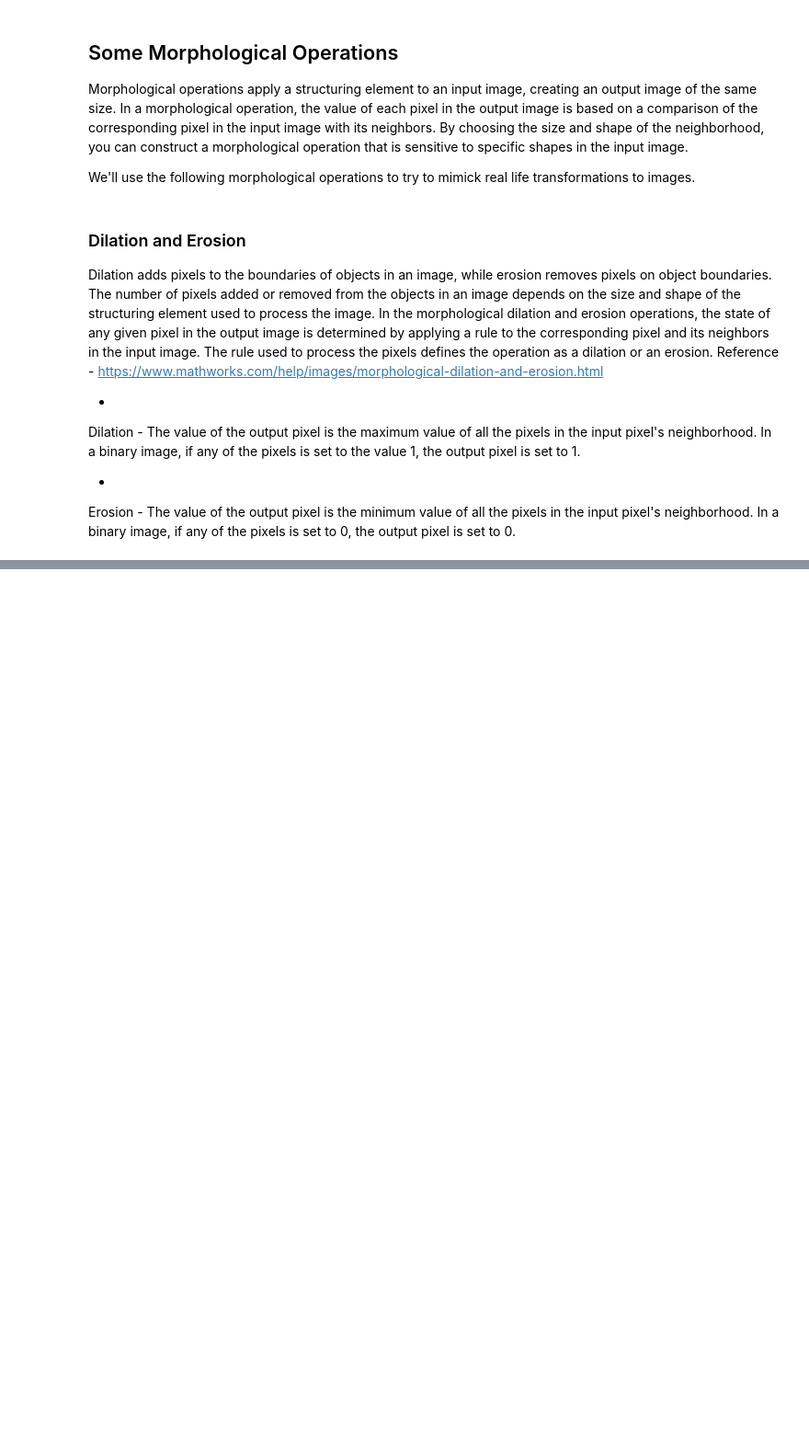
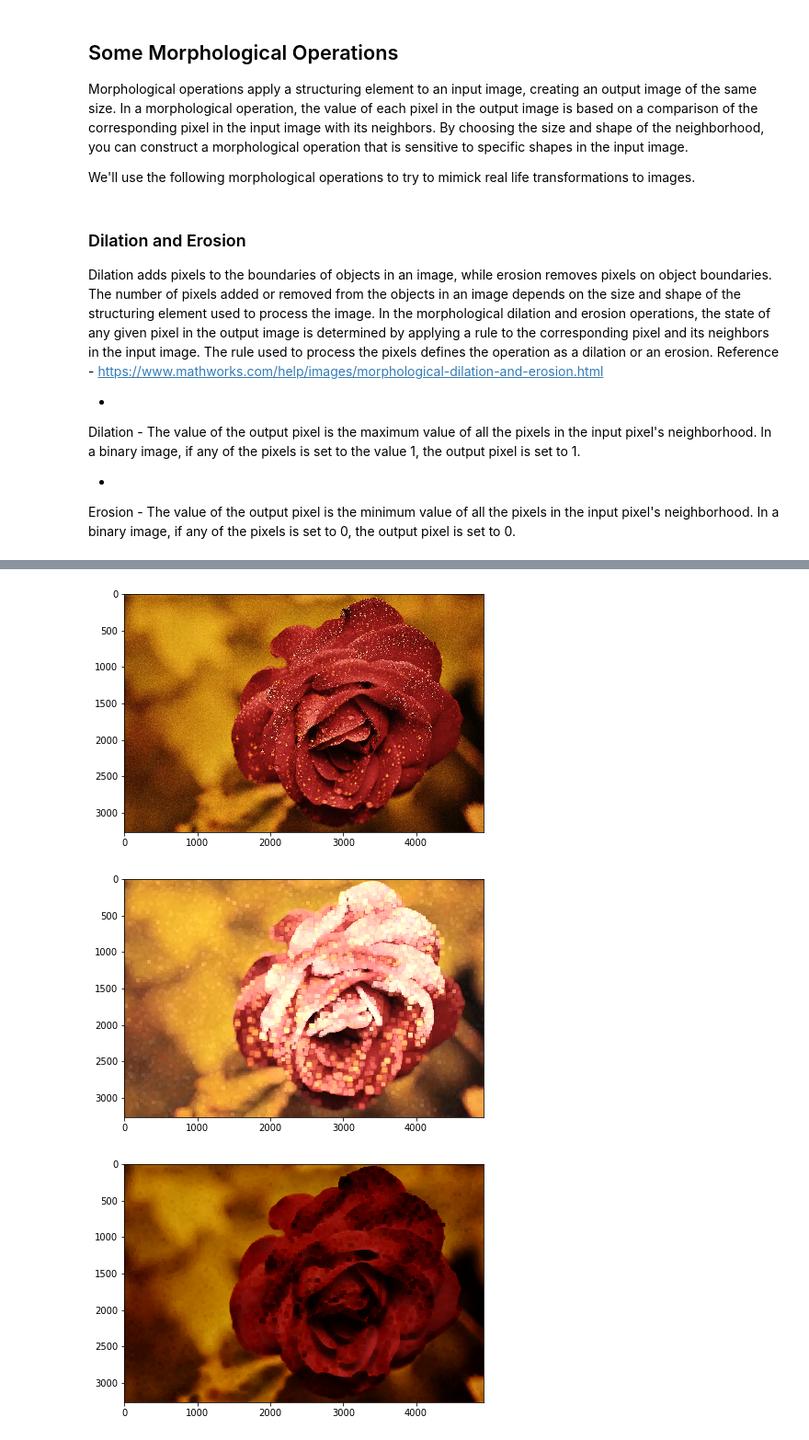
Before and after one commit to POkoroafor/matrixbubbling, a Jupyter notebook: jupyternotebook.ipynb, the cells around one changed output, grey strips where cells are left out. Shown at 92% size. Saved outputs shown, nothing was run; the diff lists cells and outputs as text; code cells hidden in the pictures; blank space fills up the shorter version.

Commit message:
dilation and erosion

```diff
--- a/jupyternotebook.ipynb
+++ b/jupyternotebook.ipynb
@@ -70,0 +45,15 @@ SyntaxError: unexpected EOF while parsing (<ipython-input-2-9f22a7a8343e>, line
+# %%
+# Flower Image
+img = cv2.imread('samples/flower.jpg',-1)
+draw_with_size(img, 7)
+kernel = np.ones((50,50),np.uint8)
+# Dilation
+dilation = cv2.dilate(img,kernel,iterations = 1)
+draw_with_size(dilation, 7)
+# Erosion
+erosion = cv2.erode(img,kernel,iterations = 1)
+draw_with_size(erosion, 7)
+# %% [output]
+[figure, added]
+[figure, added]
+[figure, added]
```
Also changed, not shown: parts of 7 cells of this notebook, 4 other files.
